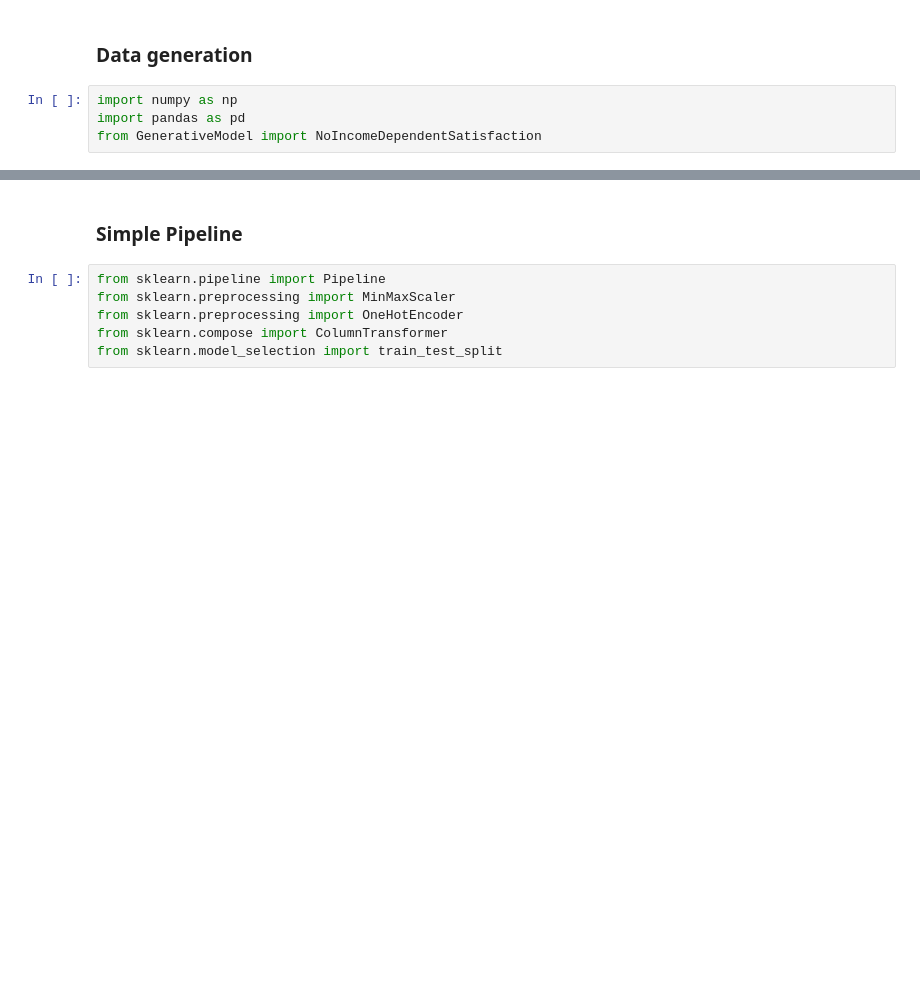
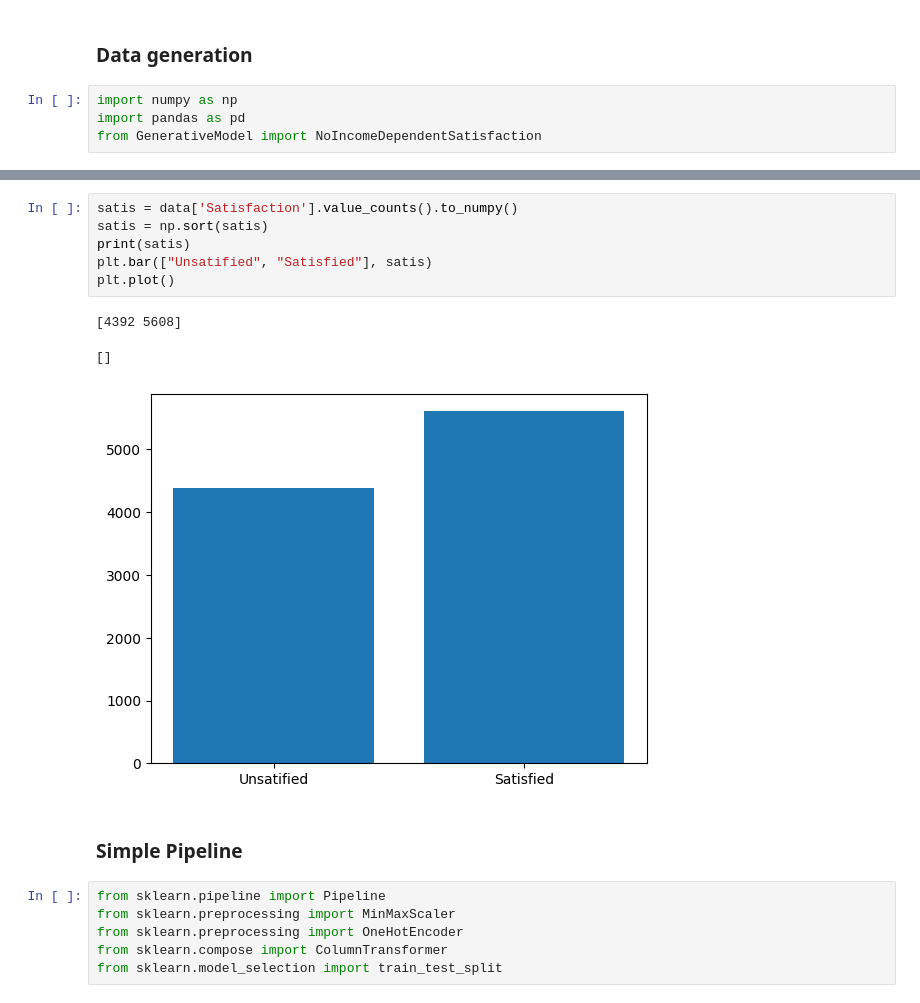
Before and after one commit to veborito/Introduction-to-MachineLearning, a Jupyter notebook: projet/IncomeFreeTest.ipynb, the cells around one changed output, grey strips where cells are left out. Cells and saved outputs as stored; diff of their text form; blank space fills up the shorter version.

```diff
--- a/projet/IncomeFreeTest.ipynb
+++ b/projet/IncomeFreeTest.ipynb
@@ -141,3 +141,13 @@ data.head()
+# %%
+satis = data['Satisfaction'].value_counts().to_numpy()
+satis = np.sort(satis)
+print(satis)
+plt.bar(["Unsatified", "Satisfied"], satis)
+plt.plot()
+# %% [output]
+[4392 5608]
+[]
+[figure, added]
 # %% [markdown]
 ### Simple Pipeline
 # %%
```
Also changed, not shown: parts of 16 cells of this notebook, 4 other files.
